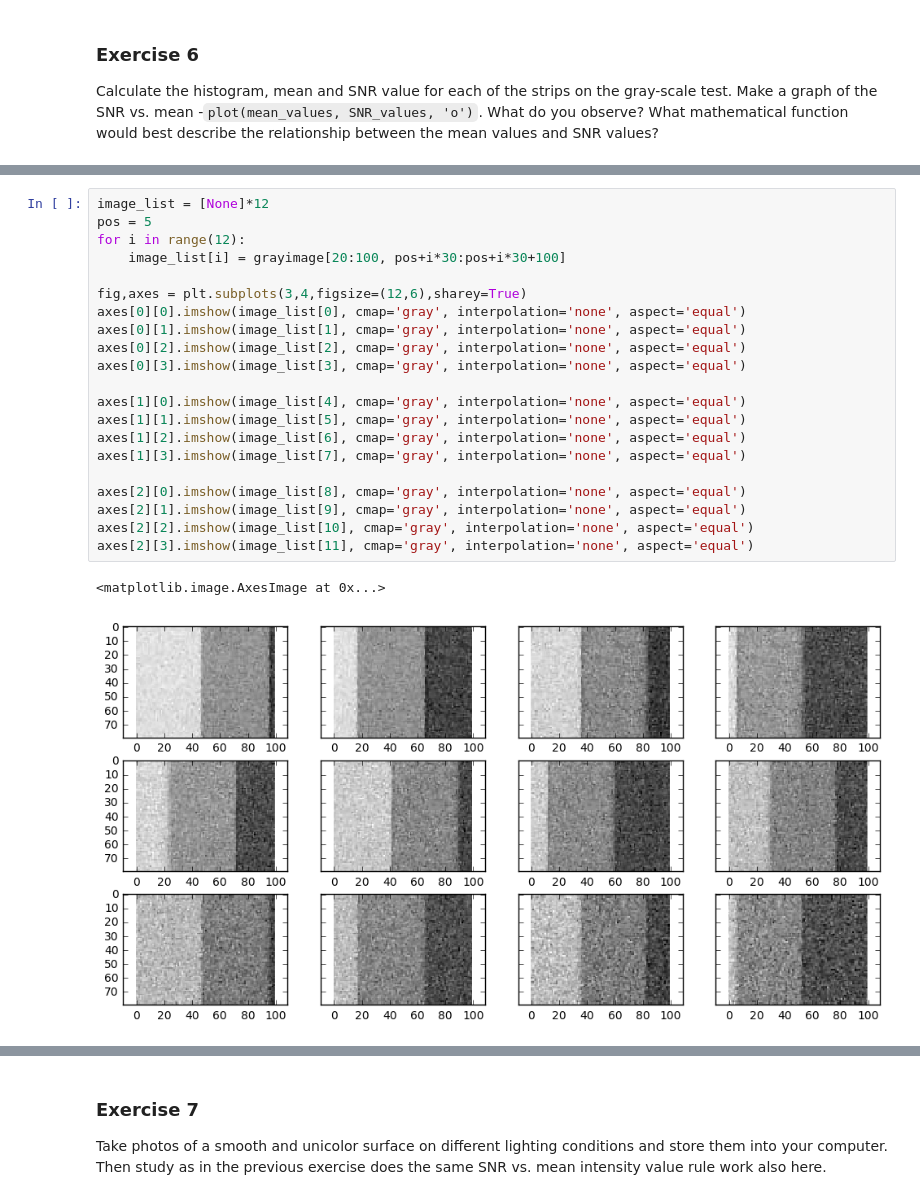
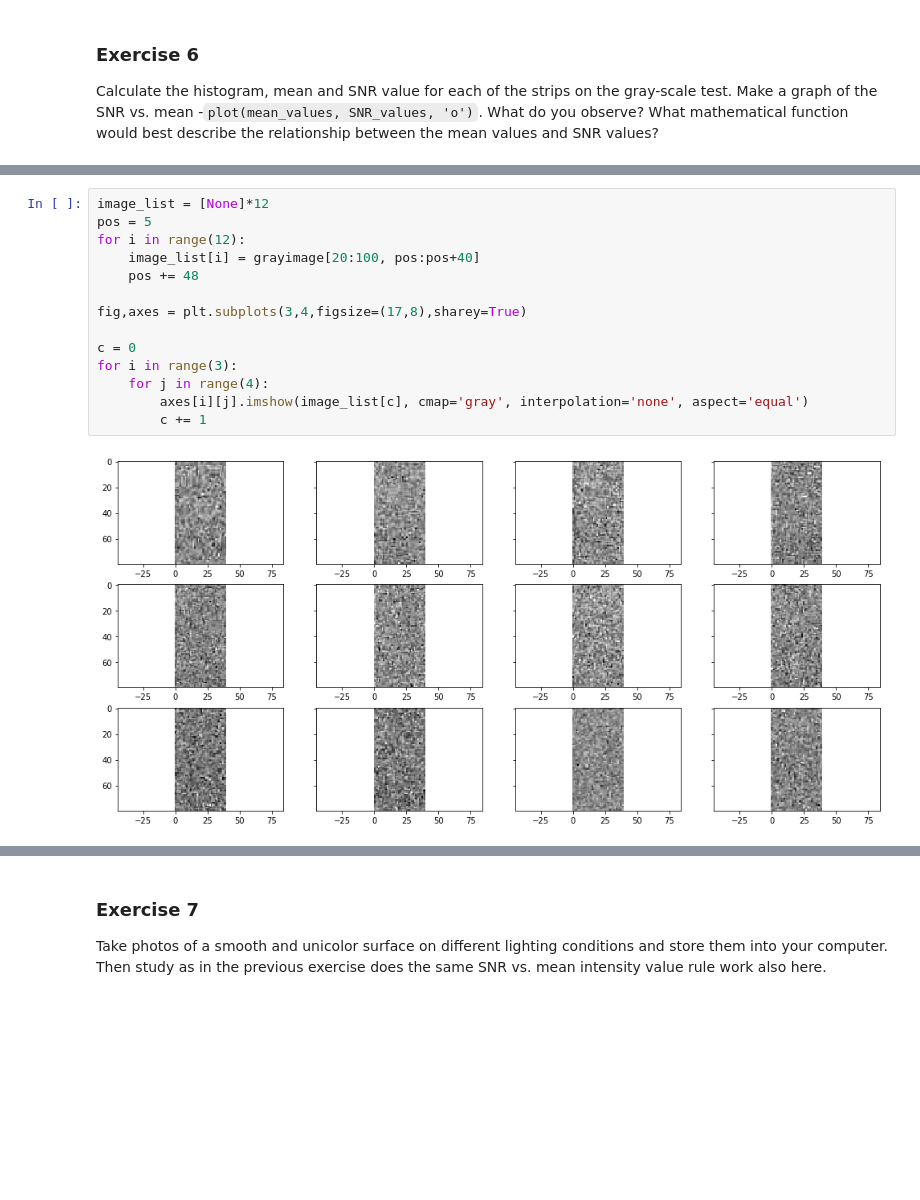
Before and after one commit to ChanhNguyen17/NumericalProblemSolving, a Jupyter notebook: Probability/Lab 3. Image shot noise.ipynb, the cells around one changed output, grey strips where cells are left out. Saved outputs shown, nothing was run; the diff lists cells and outputs as text; blank space fills up the shorter version.

```diff
--- a/Probability/Lab 3. Image shot noise.ipynb
+++ b/Probability/Lab 3. Image shot noise.ipynb
@@ -540,24 +540,16 @@ plt.ylabel('y-index');
-# %%
-image_list = [None]*12
-pos = 5
-for i in range(12):
-    image_list[i] = grayimage[20:100, pos+i*30:pos+i*30+100]
-
-fig,axes = plt.subplots(3,4,figsize=(12,6),sharey=True)
-axes[0][0].imshow(image_list[0], cmap='gray', interpolation='none', aspect='equal')
-axes[0][1].imshow(image_list[1], cmap='gray', interpolation='none', aspect='equal')
-axes[0][2].imshow(image_list[2], cmap='gray', interpolation='none', aspect='equal')
-axes[0][3].imshow(image_list[3], cmap='gray', interpolation='none', aspect='equal')
-
-axes[1][0].imshow(image_list[4], cmap='gray', interpolation='none', aspect='equal')
-axes[1][1].imshow(image_list[5], cmap='gray', interpolation='none', aspect='equal')
-axes[1][2].imshow(image_list[6], cmap='gray', interpolation='none', aspect='equal')
-axes[1][3].imshow(image_list[7], cmap='gray', interpolation='none', aspect='equal')
-
-axes[2][0].imshow(image_list[8], cmap='gray', interpolation='none', aspect='equal')
-axes[2][1].imshow(image_list[9], cmap='gray', interpolation='none', aspect='equal')
-axes[2][2].imshow(image_list[10], cmap='gray', interpolation='none', aspect='equal')
-axes[2][3].imshow(image_list[11], cmap='gray', interpolation='none', aspect='equal')
-# %% [output]
-<matplotlib.image.AxesImage at 0x...>
-[figure, removed]
+# %%
+image_list = [None]*12
+pos = 5
+for i in range(12):
+    image_list[i] = grayimage[20:100, pos:pos+40]
+    pos += 48
+
+fig,axes = plt.subplots(3,4,figsize=(17,8),sharey=True)
+
+c = 0
+for i in range(3):
+    for j in range(4):
+        axes[i][j].imshow(image_list[c], cmap='gray', interpolation='none', aspect='equal')
+        c += 1
+# %% [output]
+[figure, added]
```
Also changed, not shown: parts of 32 cells of this notebook, 14 other files.
